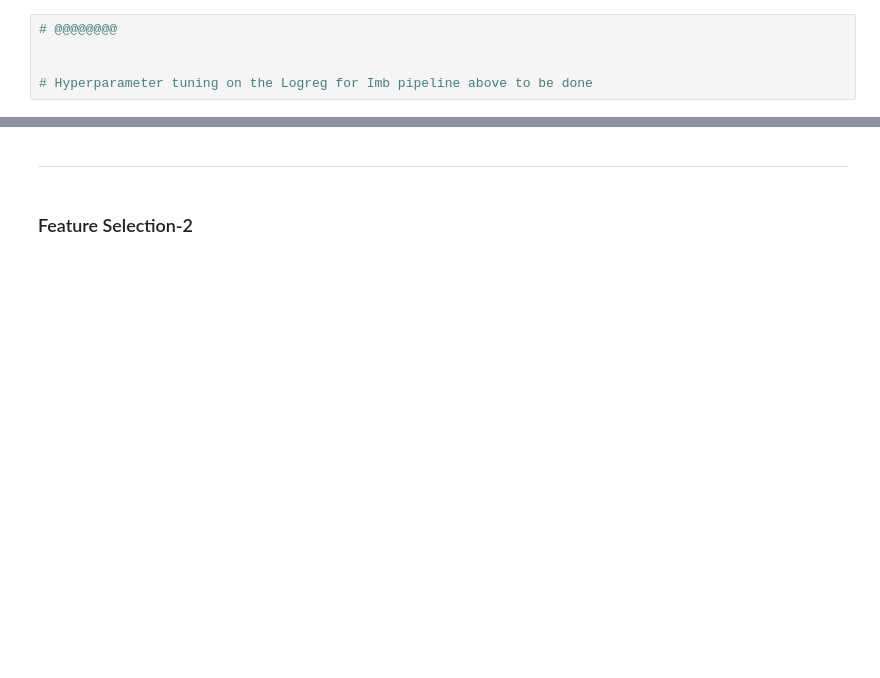
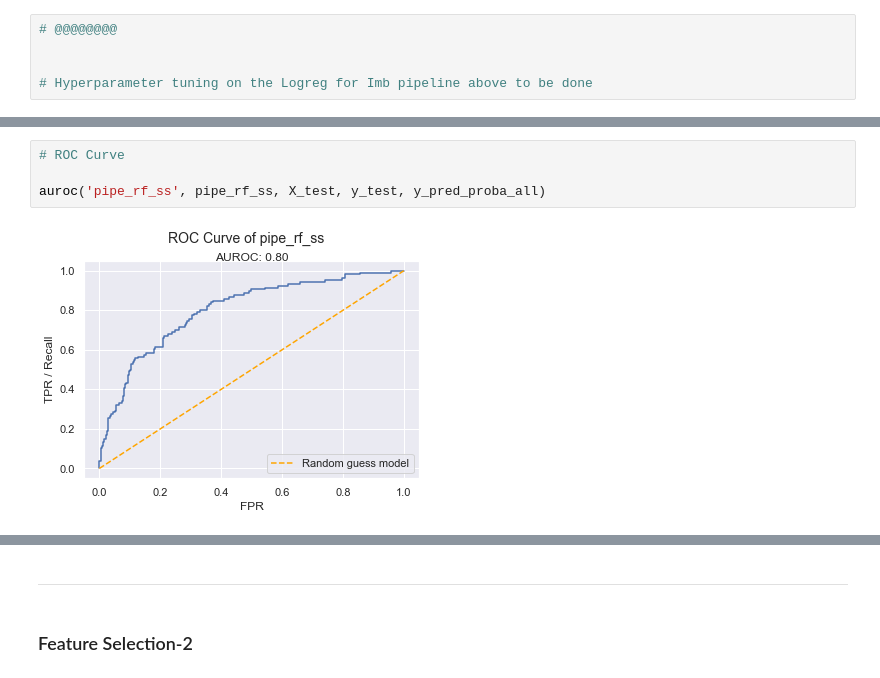
Before and after one commit to ashish-sharma-as/Customer_Churn, a Jupyter notebook: customer_churn.ipynb, the cells around one changed output, grey strips where cells are left out. Drawn from its saved outputs; the diff is of its cells as text; blank space fills up the shorter version.

```diff
--- a/customer_churn.ipynb
+++ b/customer_churn.ipynb
@@ -1321,0 +1453,6 @@ model_results_df
+# %%
+# ROC Curve
+
+auroc('pipe_rf_ss', pipe_rf_ss, X_test, y_test, y_pred_proba_all)
+# %% [output]
+[figure, added]
```
Also changed, not shown: parts of 83 cells of this notebook.
